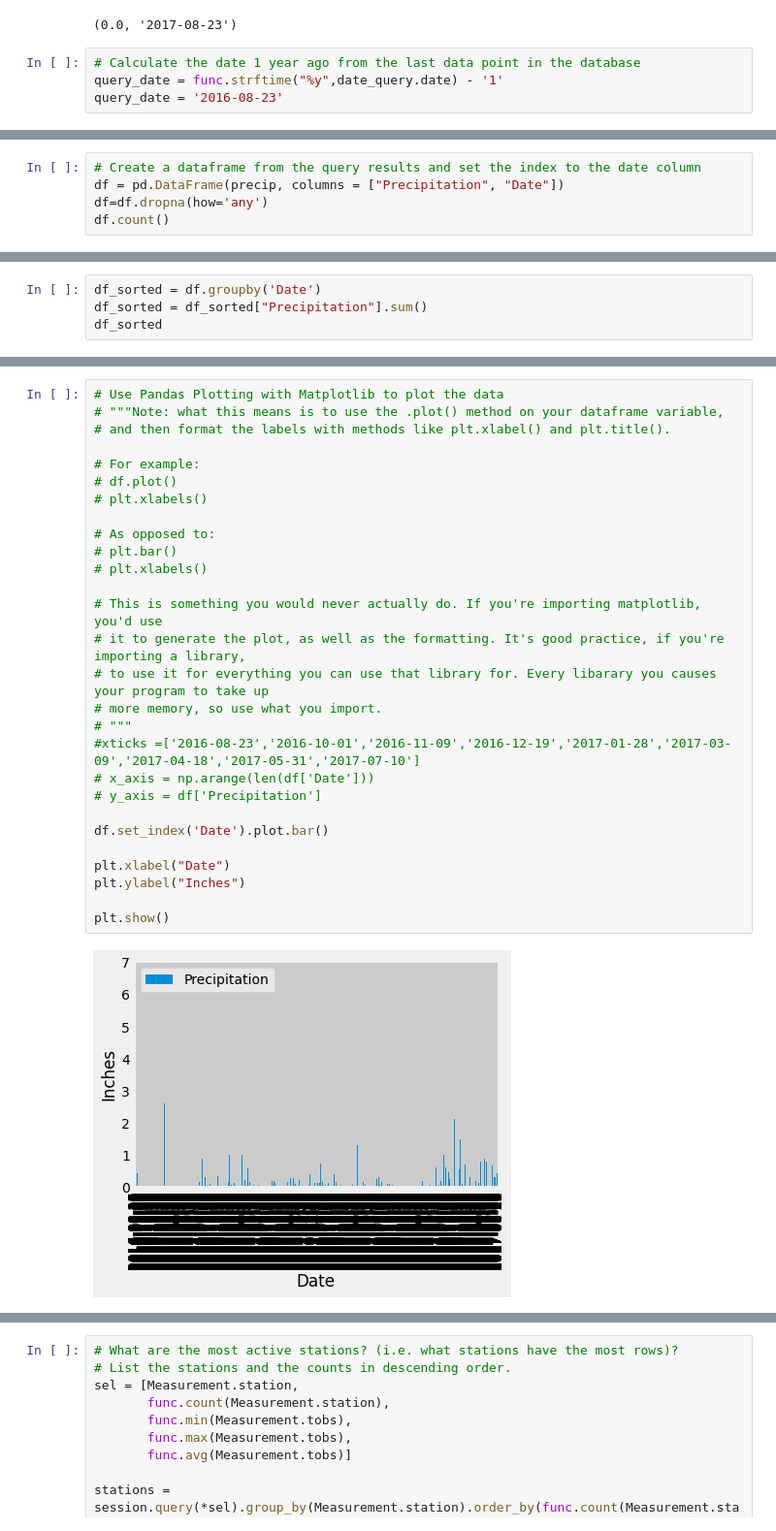
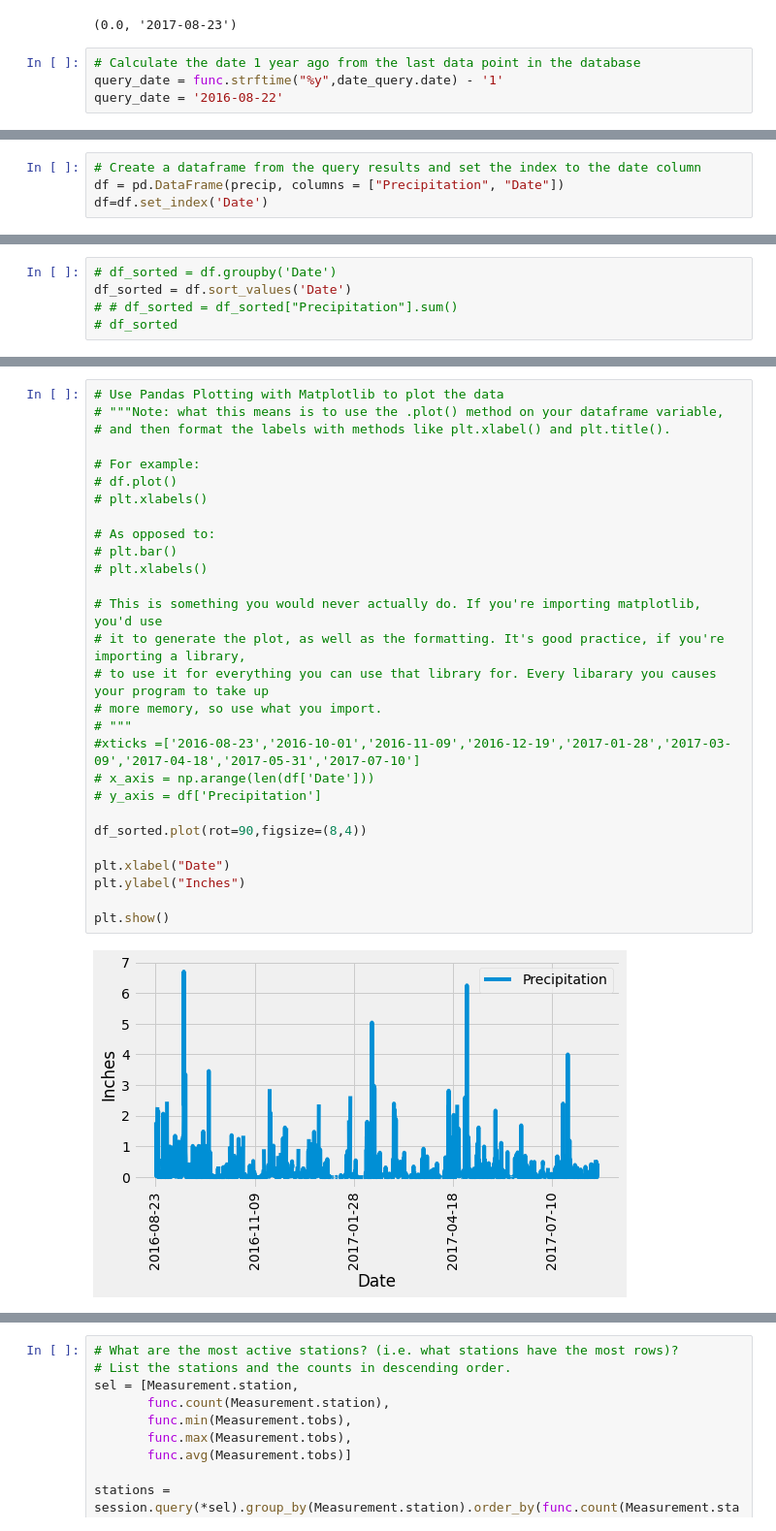
Before and after one commit to 22bipp22/sqlalchemy-challenge, a Jupyter notebook: climate_starter.ipynb, the cells around one changed output, grey strips where cells are left out. Shown at 97% size. Cells and saved outputs as stored; diff of their text form.

```diff
--- a/climate_starter.ipynb
+++ b/climate_starter.ipynb
@@ -70,7 +70,7 @@ date_query
 # %%
 # Calculate the date 1 year ago from the last data point in the database
 query_date = func.strftime("%y",date_query.date) - '1'
-query_date = '2016-08-23'
+query_date = '2016-08-22'
 # %%
 # Perform a query to retrieve the data and precipitation scores
 precip = session.query(Measurement.prcp,Measurement.date).filter(Measurement.date > query_date).all()
@@ -96,5 +96,4 @@ precip
 # %%
 # Create a dataframe from the query results and set the index to the date column
 df = pd.DataFrame(precip, columns = ["Precipitation", "Date"])
-df=df.dropna(how='any')
-df.count()
+df=df.set_index('Date')
@@ -105,4 +100,5 @@ dtype: int64
 # %%
-df_sorted = df.groupby('Date')
-df_sorted = df_sorted["Precipitation"].sum()
-df_sorted
+# df_sorted = df.groupby('Date')
+df_sorted = df.sort_values('Date')
+# # df_sorted = df_sorted["Precipitation"].sum()
+# df_sorted
@@ -123,33 +105,33 @@ Name: Precipitation, Length: 365, dtype: float64
 # %%
 # Use Pandas Plotting with Matplotlib to plot the data
 # """Note: what this means is to use the .plot() method on your dataframe variable,
 # and then format the labels with methods like plt.xlabel() and plt.title().
 
 # For example:
 # df.plot()
 # plt.xlabels()
 
 # As opposed to:
 # plt.bar()
 # plt.xlabels()
 
 # This is something you would never actually do. If you're importing matplotlib, you'd use
 # it to generate the plot, as well as the formatting. It's good practice, if you're importing a library,
 # to use it for everything you can use that library for. Every libarary you causes your program to take up
 # more memory, so use what you import.
 # """
 #xticks =['2016-08-23','2016-10-01','2016-11-09','2016-12-19','2017-01-28','2017-03-09','2017-04-18','2017-05-31','2017-07-10']
 # x_axis = np.arange(len(df['Date']))
 # y_axis = df['Precipitation']
 
-df.set_index('Date').plot.bar()
+df_sorted.plot(rot=90,figsize=(8,4))
 
 plt.xlabel("Date")
 plt.ylabel("Inches")
 
 plt.show()
 # %% [output]
-[figure, old version]
+[figure, new version]
 # %%
 # Use Pandas to calcualte the summary statistics for the precipitation data
 precipitation = df["Precipitation"]
```
Also changed, not shown: parts of 7 cells of this notebook, 1 other file.
